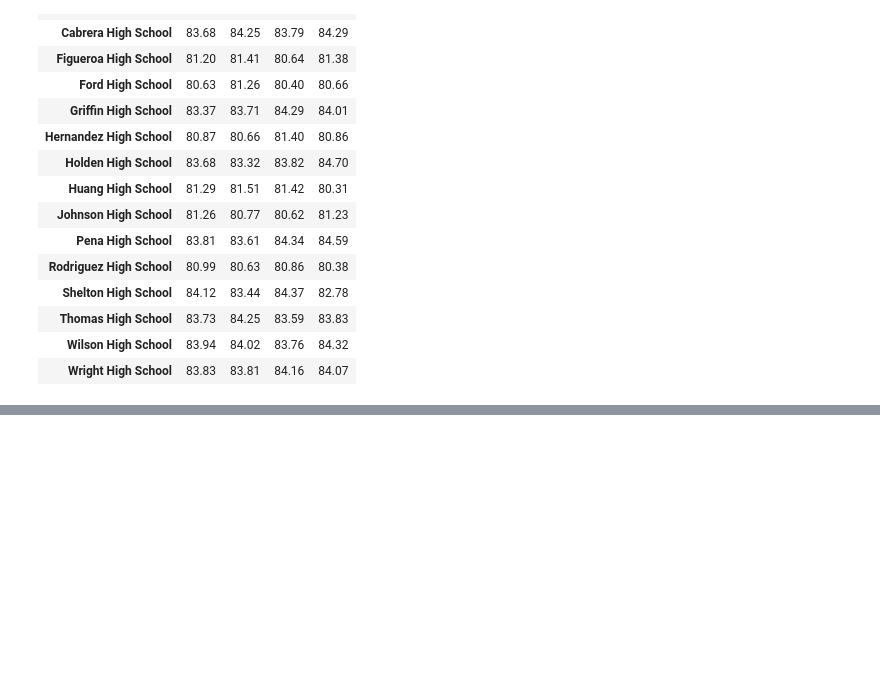
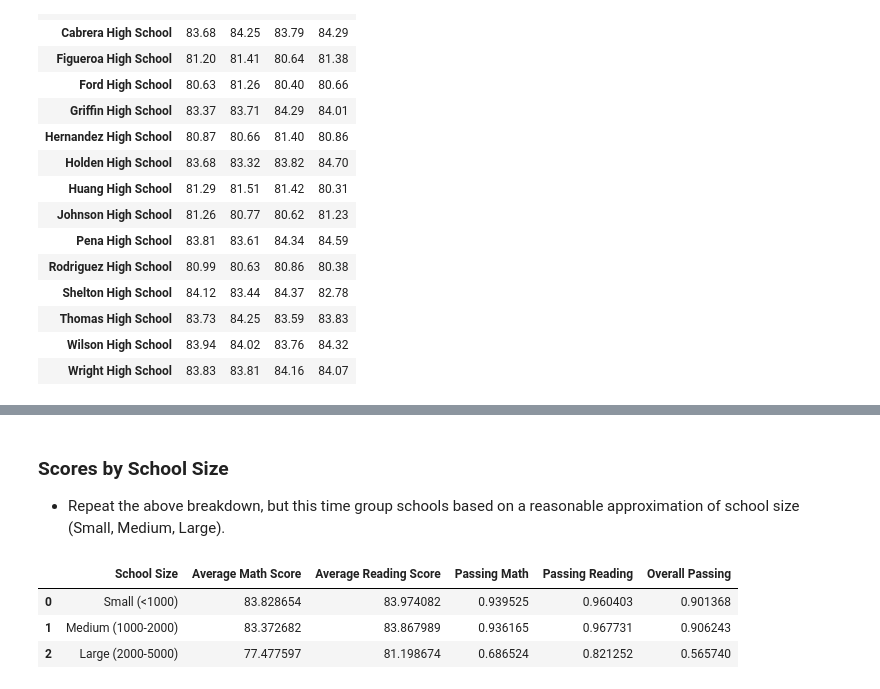
Before and after one commit to Terrence-Cummings/pandas-challenge, a Jupyter notebook: PyCitySchools/PyCitySchools_TC_v1.ipynb, the cells around one changed output, grey strips where cells are left out. Cells and saved outputs as stored; diff of their text form; code cells hidden in the pictures; blank space fills up the shorter version.

```diff
--- a/PyCitySchools/PyCitySchools_TC_v1.ipynb
+++ b/PyCitySchools/PyCitySchools_TC_v1.ipynb
@@ -240,0 +290,51 @@ bsbg_reading_df.style.format("{:,.2f}")
+# %% [markdown]
+### Scores by School Size
+
+* Repeat the above breakdown, but this time group schools based on a reasonable approximation of school size (Small, Medium, Large).
+# %%
+#Use the ending df from the School Summary exercise as the starting point
+#Look at the stats for a sense of reasonable student count size bins
+school_stats = school_summary_df.describe()
+
+#Based on 25th, 50th, and 75th percentil choose bins of cutoffs of (0, 592], (592, 628], (628, 642], (642,660]. Max is 655.
+#school_bud_bins = [0, 592, 628, 642, 660]
+# school_bud_labels = ['Bud<=$592', '$592<Bud<=$628', '$628<Bud<=$642', '$642<Bud']
+
+#Using the same bins as the starter code to check output
+school_size_bins = [0, 1000, 2000, 5000]
+school_size_labels = ['Small (<1000)', 'Medium (1000-2000)', 'Large (2000-5000)']
+
+#Set the starting df to be used for binning same as School Summary exercise df
+school_summary_binned_df = school_summary_df
+
+#The next 5 lines are to get the avg scores and passing percentages WEIGHTED BY THE STUDENTS IN EACH SCHOOL!!!!
+#THE STARTER CODE IS WRONG AS IT CALCULATES THE SIMPLE AVERAGE BETWEEN SCHOOLS RATHER THAN THE STUDENT-WEIGHTED AVERAGE!!!
+school_summary_binned_df['sum_math_score'] = school_summary_binned_df['Average Math Score']*school_summary_binned_df['Total Students']
+school_summary_binned_df['sum_reading_score'] = school_summary_binned_df['Average Reading Score']*school_summary_binned_df['Total Students']
+school_summary_binned_df['num_math_passers'] = school_summary_binned_df['Passing Math']*school_summary_binned_df['Total Students']
+school_summary_binned_df['num_reading_passers'] = school_summary_binned_df['Passing Reading']*school_summary_binned_df['Total Students']
+school_summary_binned_df['num_both_passers'] = school_summary_binned_df['Overall Passing']*school_summary_binned_df['Total Students']
+
+size_binned_df = school_summary_binned_df
+#Add the per student budget bins to new column
+size_binned_df['School Size'] = pd.cut(size_binned_df['Total Students'], bins = school_size_bins, labels = school_size_labels)
+
+#Group the df by the budget bins
+size_bin_grouped = size_binned_df.groupby(['School Size'])
+
+#Calculate the statistics within each bin using the STUDENT WEIGHTED AVERAGE!!
+size_bin_avg_math = size_bin_grouped['sum_math_score'].sum()/size_bin_grouped['Total Students'].sum()
+size_bin_avg_reading = size_bin_grouped['sum_reading_score'].sum()/size_bin_grouped['Total Students'].sum()
+size_bin_math_pct = size_bin_grouped['num_math_passers'].sum()/size_bin_grouped['Total Students'].sum()
+size_bin_reading_pct = size_bin_grouped['num_reading_passers'].sum()/size_bin_grouped['Total Students'].sum()
+size_bin_both_pct = size_bin_grouped['num_both_passers'].sum()/size_bin_grouped['Total Students'].sum()
+
+#Create a final df for the required output table
+size_bin_final = pd.DataFrame(list(zip(school_size_labels, size_bin_avg_math, size_bin_avg_reading, size_bin_math_pct, size_bin_reading_pct, size_bin_both_pct)), columns =['School Size', 'Average Math Score', 'Average Reading Score', 'Passing Math', 'Passing Reading', 'Overall Passing'])
+
+size_bin_final
+# %% [output]
+|  | School Size | Average Math Score | Average Reading Score | Passing Math | Passing Reading | Overall Passing |
+| 0 | Small (<1000) | 83.828654 | 83.974082 | 0.939525 | 0.960403 | 0.901368 |
+| 1 | Medium (1000-2000) | 83.372682 | 83.867989 | 0.936165 | 0.967731 | 0.906243 |
+| 2 | Large (2000-5000) | 77.477597 | 81.198674 | 0.686524 | 0.821252 | 0.565740 |
```
Also changed, not shown: parts of 6 cells of this notebook.
